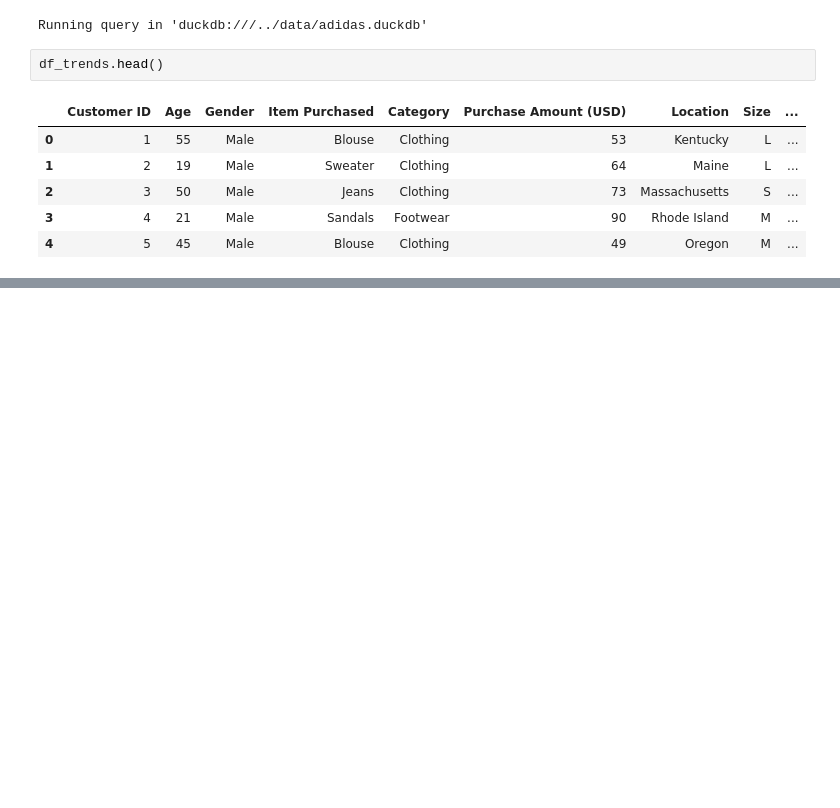
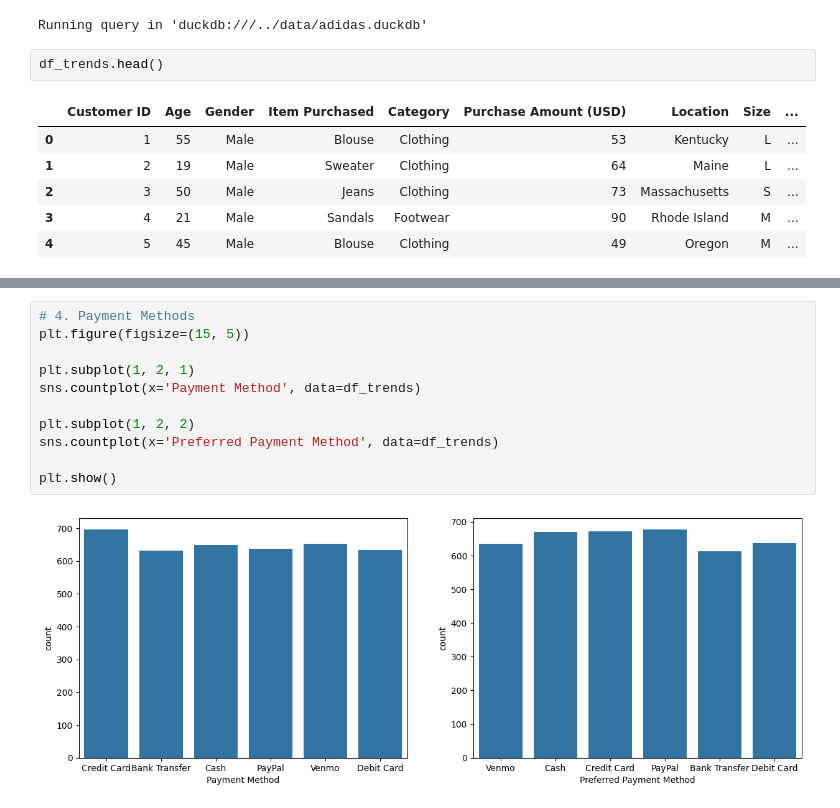
Before and after one commit to delatorrena2016/sql-etl-analytics, a Jupyter notebook: src/etl/wrangle.ipynb, the cells around one changed output, grey strips where cells are left out. Cells and saved outputs as stored; diff of their text form; blank space fills up the shorter version.

```diff
--- a/src/etl/wrangle.ipynb
+++ b/src/etl/wrangle.ipynb
@@ -95,0 +131,13 @@ df_trends.head()
+# %%
+# 4. Payment Methods
+plt.figure(figsize=(15, 5))
+
+plt.subplot(1, 2, 1)
+sns.countplot(x='Payment Method', data=df_trends)
+
+plt.subplot(1, 2, 2)
+sns.countplot(x='Preferred Payment Method', data=df_trends)
+
+plt.show()
+# %% [output]
+[figure, added]
```
Also changed, not shown: parts of 9 cells of this notebook.
